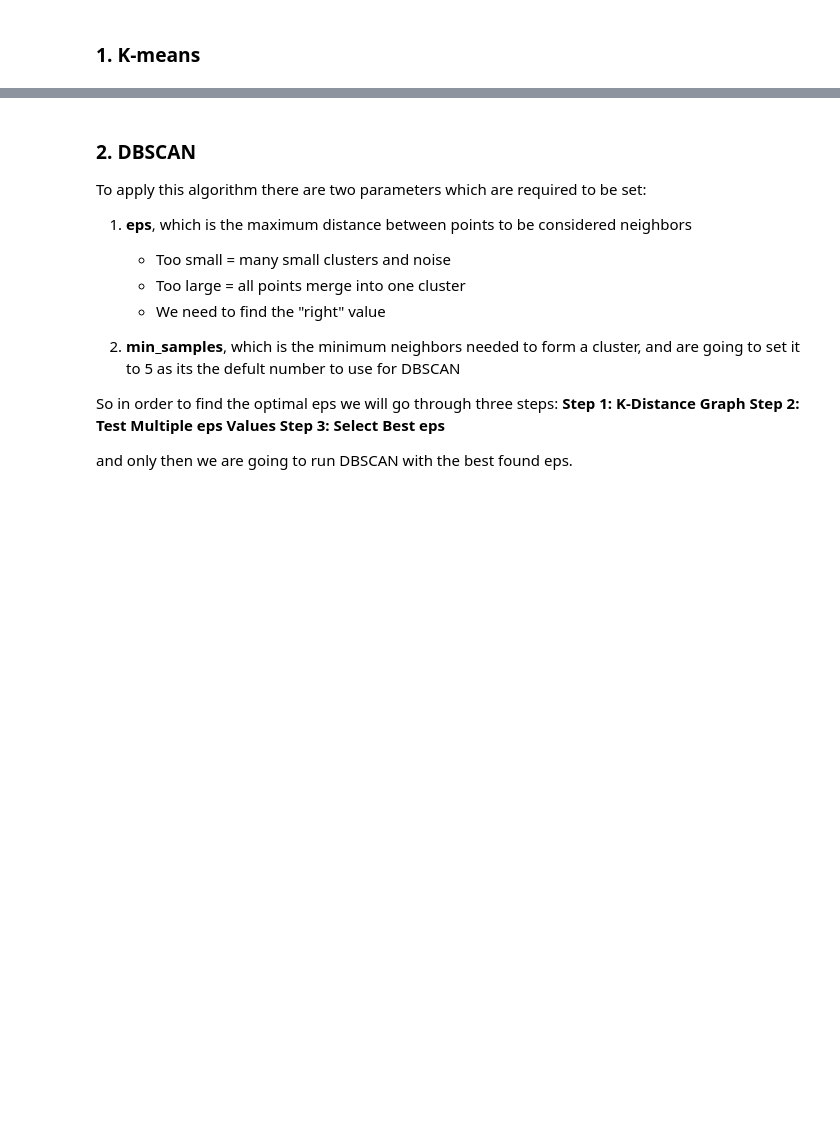
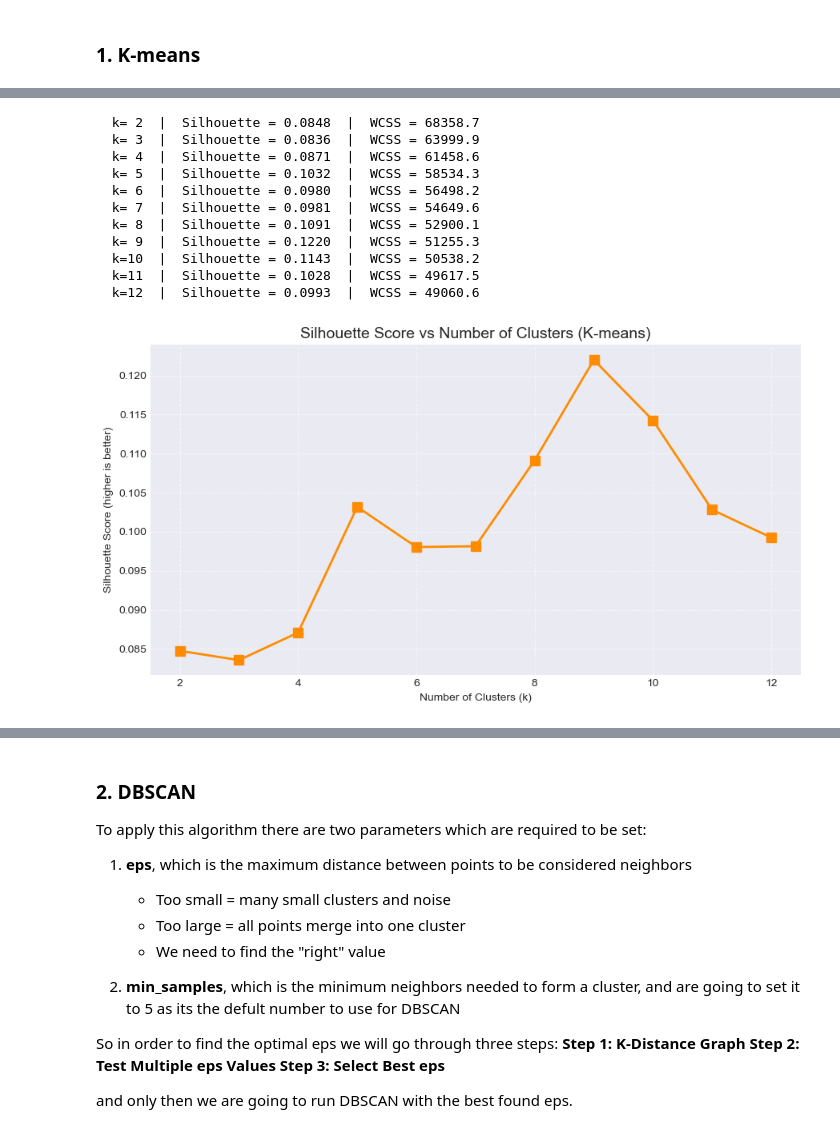
Before and after one commit to K0alaxy/SWE485-G2-Phase1, a Jupyter notebook: Phase2_Unsupervised_Learning.ipynb, the cells around one changed output, grey strips where cells are left out. Saved outputs shown, nothing was run; the diff lists cells and outputs as text; code cells hidden in the pictures; blank space fills up the shorter version.

```diff
--- a/Phase2_Unsupervised_Learning.ipynb
+++ b/Phase2_Unsupervised_Learning.ipynb
@@ -310,0 +397,34 @@ Hopkins Statistic: 0.3279
+# %%
+# ── SILHOUETTE SCORES FOR EACH k ─────────────────────────────────────────────
+# Compute silhouette score for each candidate k on the full scaled dataset.
+sil_scores = []
+
+for k in k_range:
+    km = KMeans(n_clusters=k, init='k-means++', n_init=10, random_state=42)
+    labels = km.fit_predict(X_scaled)
+    score  = silhouette_score(X_scaled, labels)
+    sil_scores.append(score)
+    print(f"  k={k:2d}  |  Silhouette = {score:.4f}  |  WCSS = {wcss[k-2]:.1f}")
+
+# ── SILHOUETTE PLOT ───────────────────────────────────────────────────────────
+fig, ax = plt.subplots(figsize=(9, 5))
+ax.plot(list(k_range), sil_scores, marker='s', linewidth=2, color='darkorange', markersize=8)
+ax.set_title('Silhouette Score vs Number of Clusters (K-means)', fontsize=14)
+ax.set_xlabel('Number of Clusters (k)')
+ax.set_ylabel('Silhouette Score (higher is better)')
+ax.grid(True, linestyle='--', alpha=0.6)
+plt.tight_layout()
+plt.show()
+# %% [output]
+  k= 2  |  Silhouette = 0.0848  |  WCSS = 68358.7
+  k= 3  |  Silhouette = 0.0836  |  WCSS = 63999.9
+  k= 4  |  Silhouette = 0.0871  |  WCSS = 61458.6
+  k= 5  |  Silhouette = 0.1032  |  WCSS = 58534.3
+  k= 6  |  Silhouette = 0.0980  |  WCSS = 56498.2
+  k= 7  |  Silhouette = 0.0981  |  WCSS = 54649.6
+  k= 8  |  Silhouette = 0.1091  |  WCSS = 52900.1
+  k= 9  |  Silhouette = 0.1220  |  WCSS = 51255.3
+  k=10  |  Silhouette = 0.1143  |  WCSS = 50538.2
+  k=11  |  Silhouette = 0.1028  |  WCSS = 49617.5
+  k=12  |  Silhouette = 0.0993  |  WCSS = 49060.6
+[figure, added]
```
Also changed, not shown: parts of 35 cells of this notebook.
